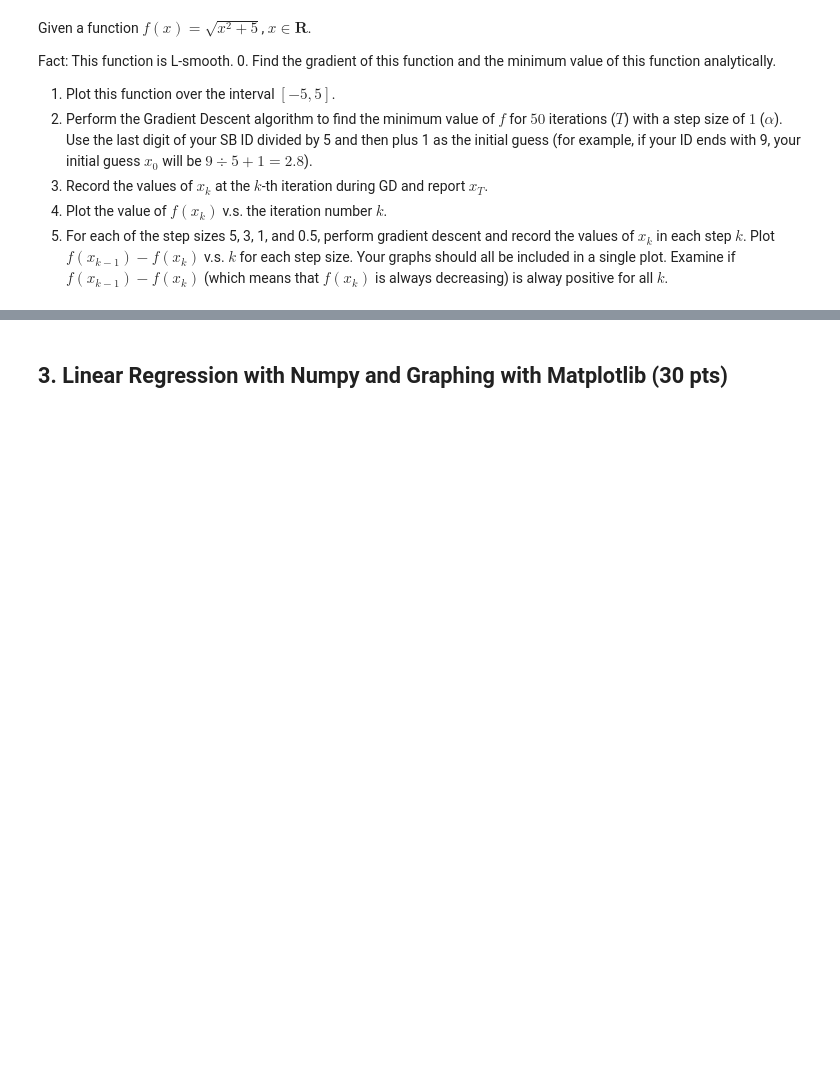
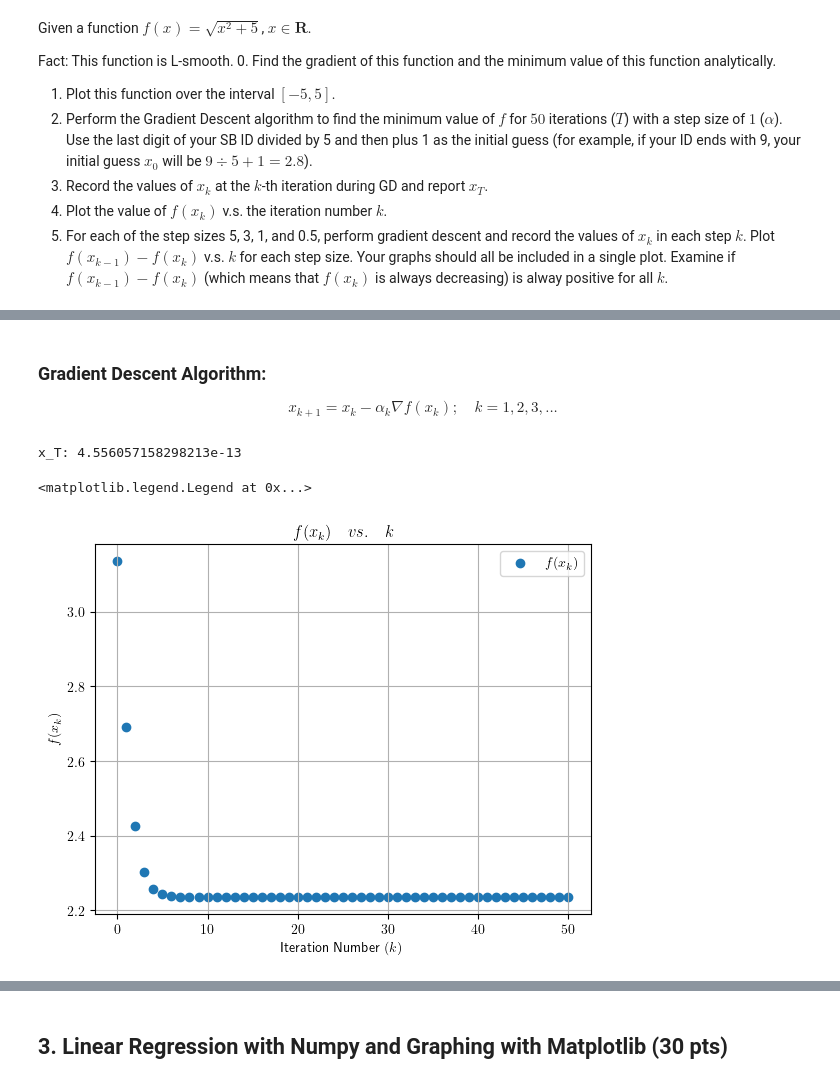
Before and after one commit to eshakrani/AMS595, a Jupyter notebook: Python/Py_Project_2 (1).ipynb, the cells around one changed output, grey strips where cells are left out. Saved outputs shown, nothing was run; the diff lists cells and outputs as text; code cells hidden in the pictures; blank space fills up the shorter version.

```diff
--- a/Python/Py_Project_2 (1).ipynb
+++ b/Python/Py_Project_2 (1).ipynb
@@ -70,28 +74,55 @@ $$ f'(x) = \frac{d}{dx}(x^2 + 4x + 4) = 2x+4
+# %% [markdown]
+### Gradient Descent Algorithm:
+$$ x_{k+1} = x_{k} - \alpha_{k} \nabla f(x_{k}); \quad k = 1, 2, 3, ...$$
 # %%
 # Define the derivative of the function f(x), for gradient descent
 def fp(x: float) -> float:
-    return (2 * x) + 4
+    return x / (((x**2) + 5) ** (1/2))
 
 # write a function to run the Gradient Descent Algorithm, take input arguments x_0, step_size, and num_iterations; return a list/array of x_k values.
 def gradient_descent(x_0: float,
                      step_size: float,
-                     num_iterations: int) -> []:
+                     num_iterations: int) -> list:
 
     # make a list to store the x_k values, first element will be x_0
     x_k_list = []
     x_k_list.append(x_0)
 
-    # for each iteration, take current x value and
-    for i in num_iterations:
+    # for each iteration, take current x value and subtract
+    # (step size) * (gradient)
+    for i in range(num_iterations):
+        x_k = x_k_list[-1]
+        x_k_1 = x_k - (step_size * fp(x_k))
+        x_k_list.append(x_k_1)
 
+    return x_k_list
 
 # set up/assign initial values
 
+# initial value x_0 = (last digit of ID) / 5 + 1
+x_0 = (6 / 5) + 1
+
+num_iterations = 50
+
+step_size = 1
 
 # Run gradient descent by calling the function
-
+x_vals = gradient_descent(x_0, step_size, num_iterations)
 
 # report x_T by printing out the value
-
+x_T = x_vals[-1]
+print(f'x_T: {x_T}')
+# print(x_vals)
 
 # Plot the f(x_k) values vs. iteration number
+plt.scatter(range(0, len(x_vals)), [f(x_k) for x_k in x_vals],
+            label = r'$f(x_k)$')
+plt.xlabel(r'Iteration Number $(k)$')
+plt.ylabel(r'$f(x_k)$')
+plt.title(r'$f(x_k) \quad vs. \quad k$')
+plt.grid(True)
+plt.legend()
+# %% [output]
+x_T: 4.556057158298213e-13
+<matplotlib.legend.Legend at 0x...>
+[figure, added]
```
Also changed, not shown: parts of 19 cells of this notebook.
